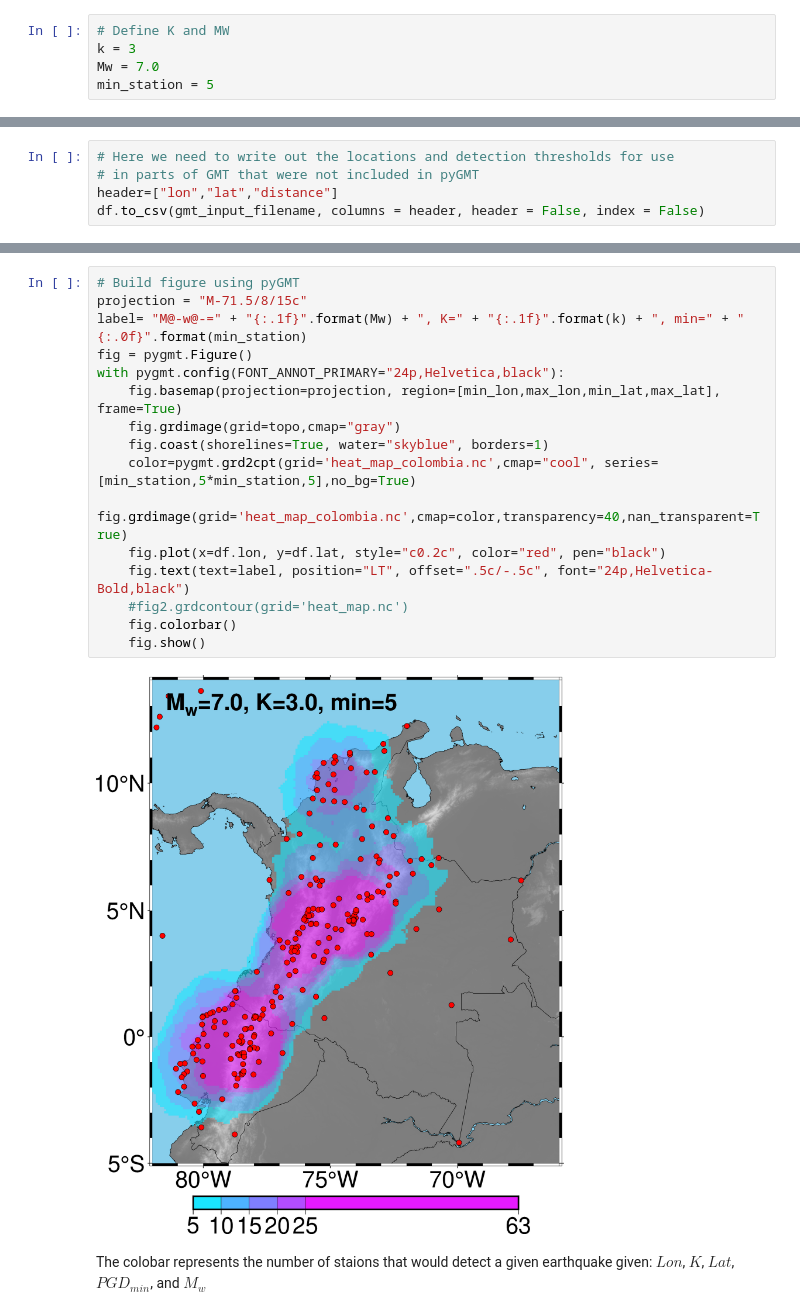
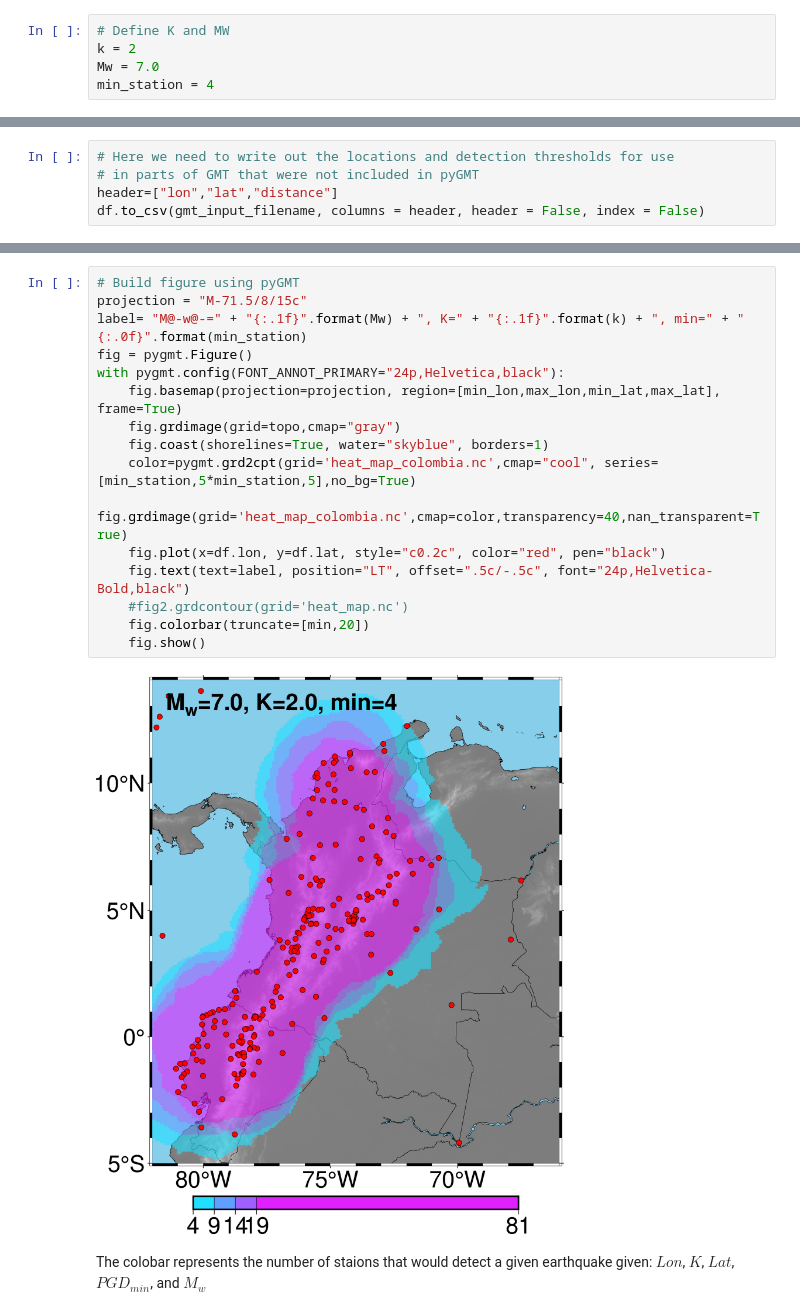
Before and after one commit to david-mencin/ColombiaEEW, a Jupyter notebook: Sensitivty.ipynb, the cells around one changed output, grey strips where cells are left out. Cells and saved outputs as stored; diff of their text form.

```diff
--- a/Sensitivty.ipynb
+++ b/Sensitivty.ipynb
@@ -264,9 +264,9 @@ min_lat = -5
 max_lat = 14
 # %%
 # Define K and MW
-k = 3
+k = 2
 Mw = 7.0
-min_station = 5
+min_station = 4
 # %%
 gmt_input_filename = 'temp_colombia.csv'
 #station_input_filename = '2022-01-19-cGNSS-Colombia-Noise.csv'
@@ -332,21 +332,21 @@ Processing -78.41241,-1.36381,174.0420992748856 ...
 # %%
 # Build figure using pyGMT
 projection = "M-71.5/8/15c"
 label= "M@-w@-=" + "{:.1f}".format(Mw) + ", K=" + "{:.1f}".format(k) + ", min=" + "{:.0f}".format(min_station)
 fig = pygmt.Figure()
 with pygmt.config(FONT_ANNOT_PRIMARY="24p,Helvetica,black"):
     fig.basemap(projection=projection, region=[min_lon,max_lon,min_lat,max_lat], frame=True)
     fig.grdimage(grid=topo,cmap="gray")
     fig.coast(shorelines=True, water="skyblue", borders=1)
     color=pygmt.grd2cpt(grid='heat_map_colombia.nc',cmap="cool", series=[min_station,5*min_station,5],no_bg=True)
     fig.grdimage(grid='heat_map_colombia.nc',cmap=color,transparency=40,nan_transparent=True)
     fig.plot(x=df.lon, y=df.lat, style="c0.2c", color="red", pen="black")
     fig.text(text=label, position="LT", offset=".5c/-.5c", font="24p,Helvetica-Bold,black")
     #fig2.grdcontour(grid='heat_map.nc')
-    fig.colorbar()
+    fig.colorbar(truncate=[min,20])
     fig.show()
 # %% [output]
-[figure, old version]
+[figure, new version]
 # %% [markdown]
 The colobar represents the number of staions that would detect a given earthquake given:  $Lon$, $K$, $Lat$, $PGD_{min}$, and $M_{w}$
 # %%
```
Also changed, not shown: parts of 1 cell of this notebook, 2 other files.
